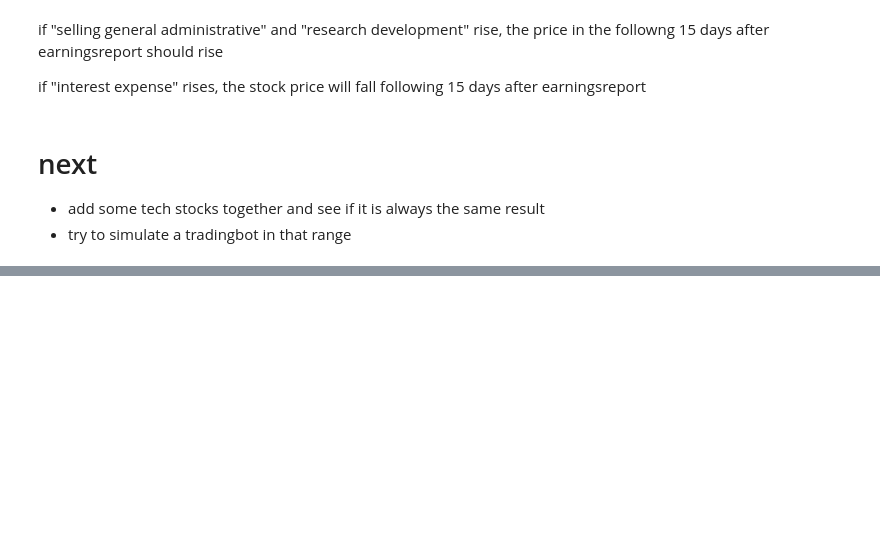
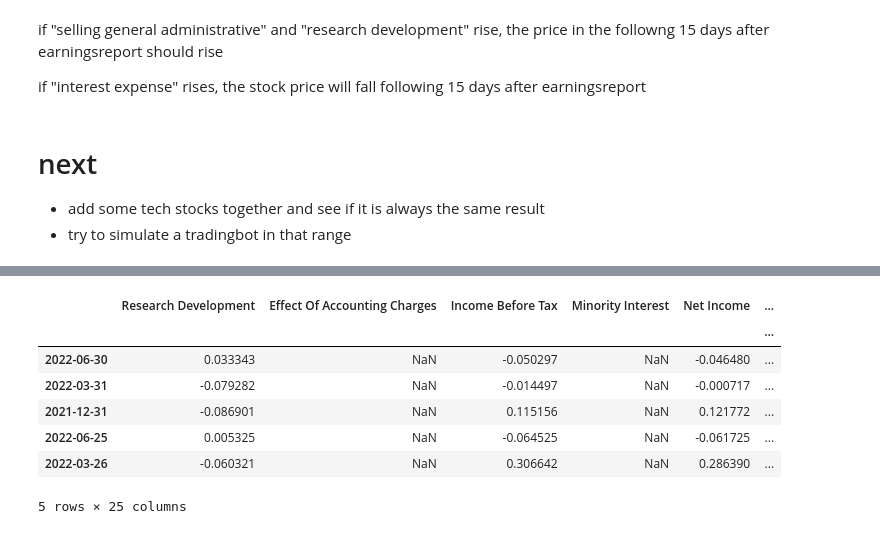
Before and after one commit to JustinGuese/tradingbot22-tradingbots, a Jupyter notebook: jupyternotebooks/earnings-calendar.ipynb, the cells around one changed output, grey strips where cells are left out. Drawn from its saved outputs; the diff is of its cells as text; code cells hidden in the pictures; blank space fills up the shorter version.

```diff
--- a/jupyternotebooks/earnings-calendar.ipynb
+++ b/jupyternotebooks/earnings-calendar.ipynb
@@ -329,0 +339,40 @@ if "interest expense" rises, the stock price will fall following 15 days after e
+# %%
+from tqdm import tqdm
+STOCKS = ["MSFT", "AAPL", "TSLA", "GOOG", "NVDA", "AMD", "INTC", "AMZN"]
+quarterlies = []
+for stock in tqdm(STOCKS):
+    yobj = yf.Ticker(stock)
+    quarterdata = yobj.quarterly_financials
+    quarterdata = quarterdata.T
+    quarterdata = quarterdata.pct_change()
+    wins = [0]
+    signals = [0]
+    for i in range(len(quarterdata)):
+        if i == 0:
+            continue
+        quarter = quarterdata.index[i]
+        start = quarter - timedelta(days=92)
+        end = quarter + timedelta(days=15)
+        print(stock, start, end)
+        closedata = yf.download(stock, start = start, end = end)
+
+        quarter = quarterKeyErrorFix(quarter, closedata)
+
+        winInQuarter = closedata.loc[quarter]["Close"] - closedata.iloc[0]["Close"]
+        pctWinInQuarter = winInQuarter / closedata.iloc[0]["Close"]
+        print("the quarter ending on the " + str(quarter) + " had a " + str(pctWinInQuarter) + " pct win")
+
+        wins.append(pctWinInQuarter)
+        # check what happens in the next days
+        winAfterPublish = closedata.iloc[-1]["Close"] - closedata.loc[quarter]["Close"]
+        # try to aim for the highest or lowest price in these 15 days
+        risenUp = winAfterPublish > 0
+        targetCol = "High" if risenUp else "Low"
+        winAfterPublish = closedata.iloc[-1][targetCol] - closedata.loc[quarter]["Close"]
+        pctWinAfterPublish = winAfterPublish / closedata.loc[quarter][targetCol]
+        signals.append(pctWinAfterPublish)
+    quarterdata["ticker"] = stock
+    quarterdata["win"] = wins
+    quarterdata["signal"] = signals
+    quarterdata = quarterdata.iloc[1:]
+    quarterlies.append(quarterdata)
@@ -329,0 +454,13 @@ if "interest expense" rises, the stock price will fall following 15 days after e
+# %%
+# merge into one big
+quarterlies = pd.concat(quarterlies, axis=0)
+quarterlies.head()
+# %% [output]
+|  | Research Development | Effect Of Accounting Charges | Income Before Tax | Minority Interest | Net Income | ... |
+|  |  |  |  |  |  | ... |
+| 2022-06-30 | 0.033343 | NaN | -0.050297 | NaN | -0.046480 | ... |
+| 2022-03-31 | -0.079282 | NaN | -0.014497 | NaN | -0.000717 | ... |
+| 2021-12-31 | -0.086901 | NaN | 0.115156 | NaN | 0.121772 | ... |
+| 2022-06-25 | 0.005325 | NaN | -0.064525 | NaN | -0.061725 | ... |
+| 2022-03-26 | -0.060321 | NaN | 0.306642 | NaN | 0.286390 | ... |
+5 rows × 25 columns
```
Also changed, not shown: parts of 8 cells of this notebook, 1 other file.
